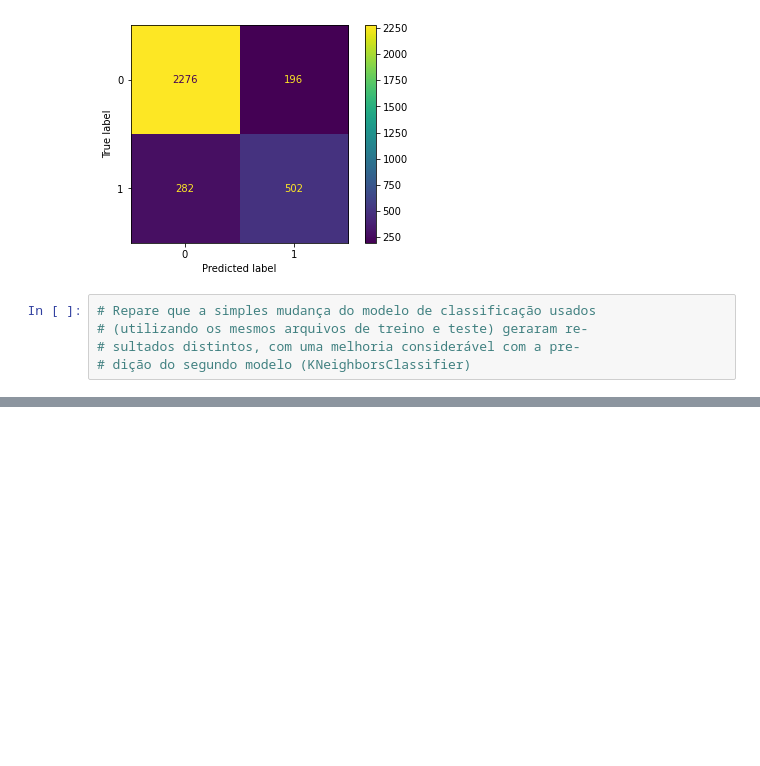
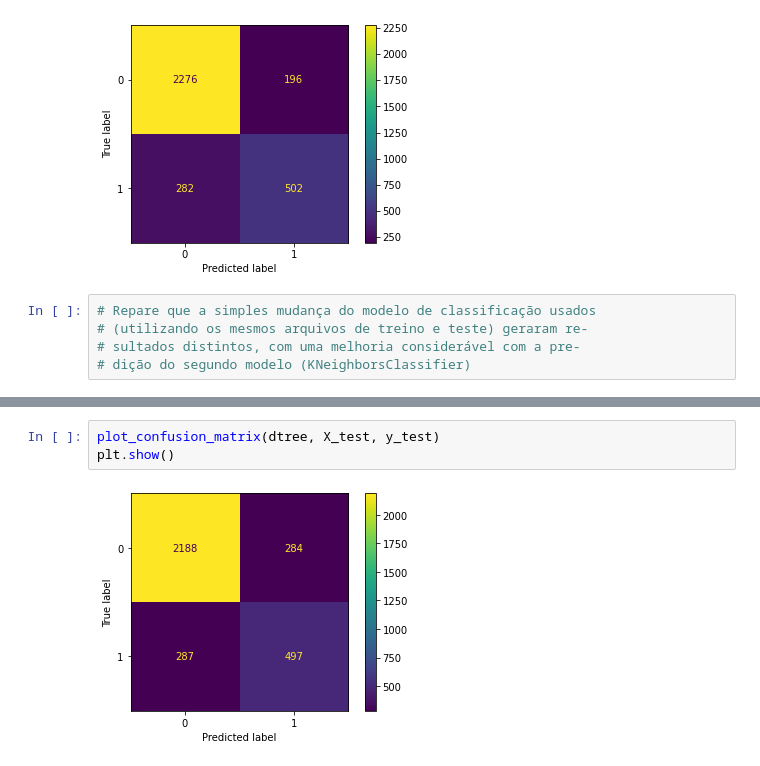
Before and after one commit to EduPiza/Trabalho_IA_MachineLearning, a Jupyter notebook: Trabalho_DataSet_ADULT.ipynb, the cells around one changed output, grey strips where cells are left out. Drawn from its saved outputs; the diff is of its cells as text; blank space fills up the shorter version.

```diff
--- a/Trabalho_DataSet_ADULT.ipynb
+++ b/Trabalho_DataSet_ADULT.ipynb
@@ -647,0 +731,5 @@ plt.show()
+# %%
+plot_confusion_matrix(dtree, X_test, y_test)
+plt.show()
+# %% [output]
+[figure, added]
```
Also changed, not shown: parts of 7 cells of this notebook.
